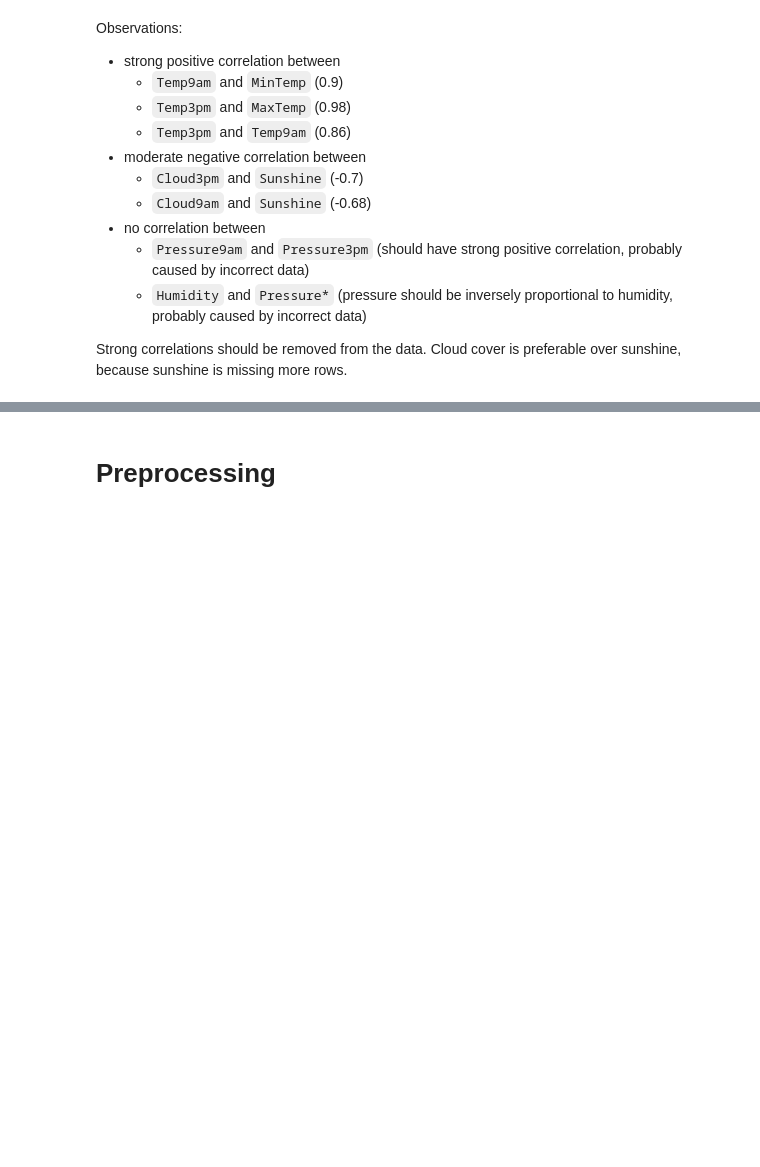
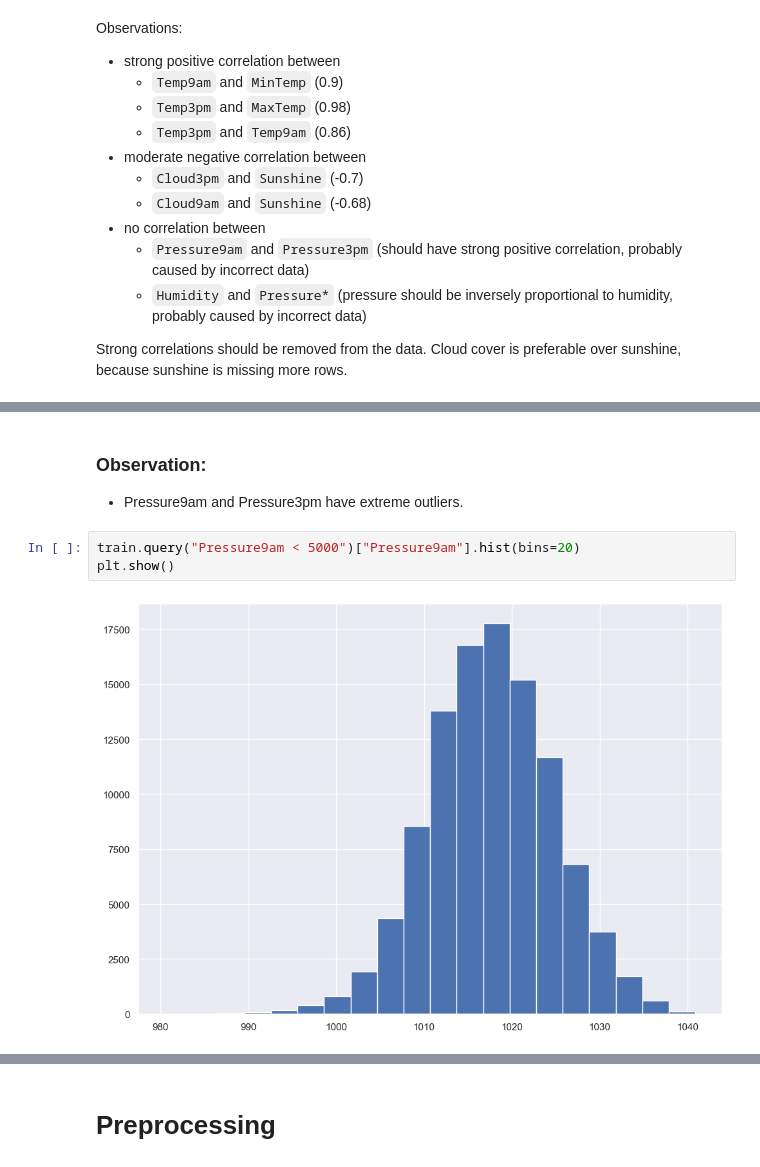
Before and after one commit to MergunFrimen/ml, a Jupyter notebook: src/notebook.ipynb, the cells around one changed output, grey strips where cells are left out. Drawn from its saved outputs; the diff is of its cells as text; blank space fills up the shorter version.

```diff
--- a/src/notebook.ipynb
+++ b/src/notebook.ipynb
@@ -85,0 +179,8 @@ sns.pairplot(df, vars=['Temp3pm', 'Humidity3pm', 'Pressure3pm'], hue='RainToday'
+# %% [markdown]
+### Observation:
+- Pressure9am and Pressure3pm have extreme outliers.
+# %%
+train.query("Pressure9am < 5000")["Pressure9am"].hist(bins=20)
+plt.show()
+# %% [output]
+[figure, added]
```
Also changed, not shown: parts of 42 cells of this notebook.
